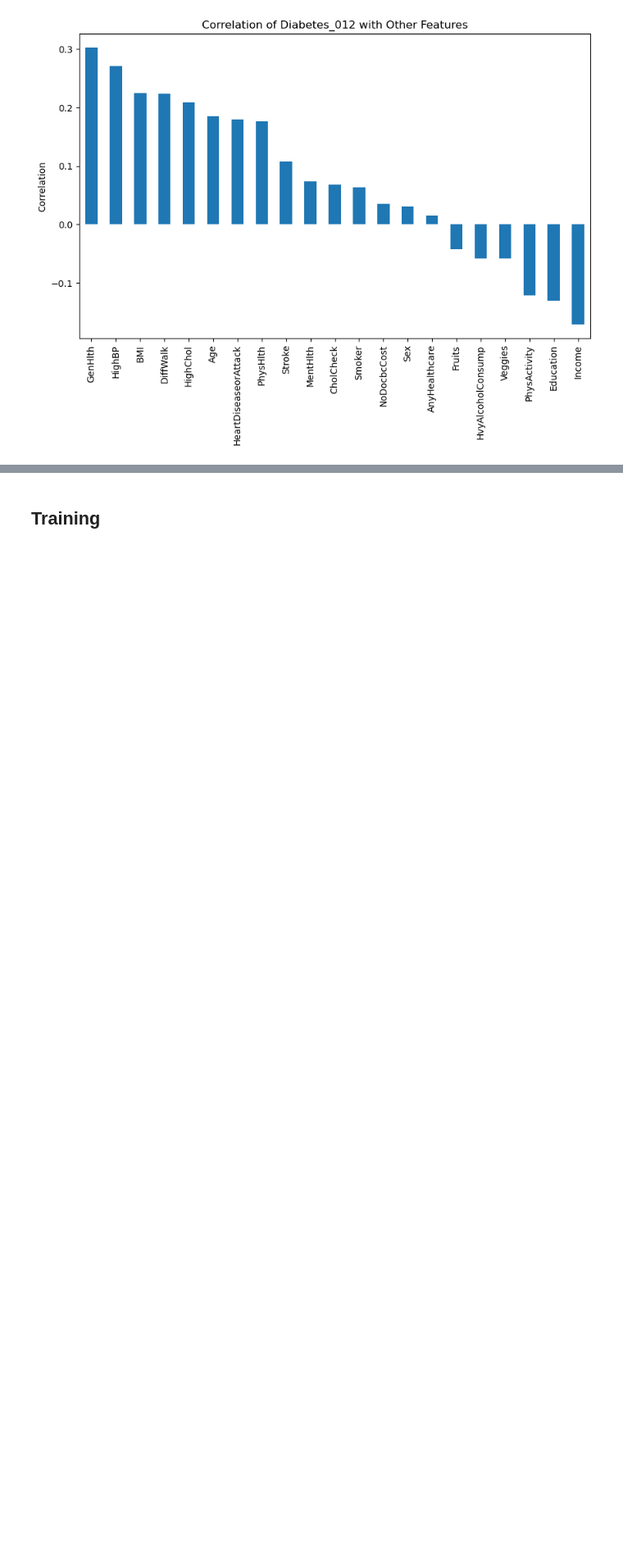
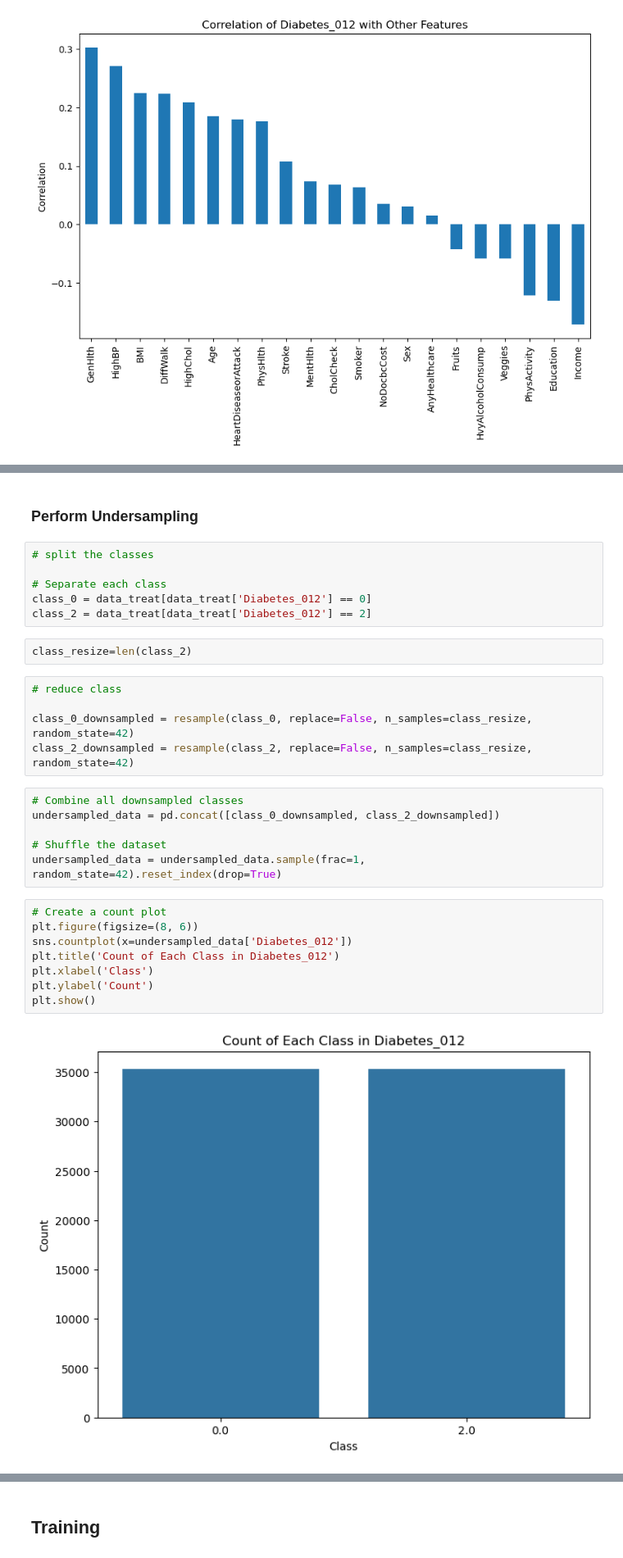
Before and after one commit to hayyaoe/alp-machine-learning, a Jupyter notebook: ALP.ipynb, the cells around one changed output, grey strips where cells are left out. Shown at 82% size. Saved outputs shown, nothing was run; the diff lists cells and outputs as text; blank space fills up the shorter version.

Commit message:
undersampled

```diff
--- a/ALP.ipynb
+++ b/ALP.ipynb
@@ -253,0 +273,31 @@ plt.show()
+# %% [markdown]
+### Perform Undersampling
+# %%
+# split the classes
+
+# Separate each class
+class_0 = data_treat[data_treat['Diabetes_012'] == 0]
+class_2 = data_treat[data_treat['Diabetes_012'] == 2]
+# %%
+class_resize=len(class_2)
+# %%
+# reduce class
+
+class_0_downsampled = resample(class_0, replace=False, n_samples=class_resize, random_state=42)
+class_2_downsampled = resample(class_2, replace=False, n_samples=class_resize, random_state=42)
+# %%
+# Combine all downsampled classes
+undersampled_data = pd.concat([class_0_downsampled, class_2_downsampled])
+
+# Shuffle the dataset
+undersampled_data = undersampled_data.sample(frac=1, random_state=42).reset_index(drop=True)
+# %%
+# Create a count plot
+plt.figure(figsize=(8, 6))
+sns.countplot(x=undersampled_data['Diabetes_012'])
+plt.title('Count of Each Class in Diabetes_012')
+plt.xlabel('Class')
+plt.ylabel('Count')
+plt.show()
+# %% [output]
+[figure, added]
```
Also changed, not shown: parts of 12 cells of this notebook.
